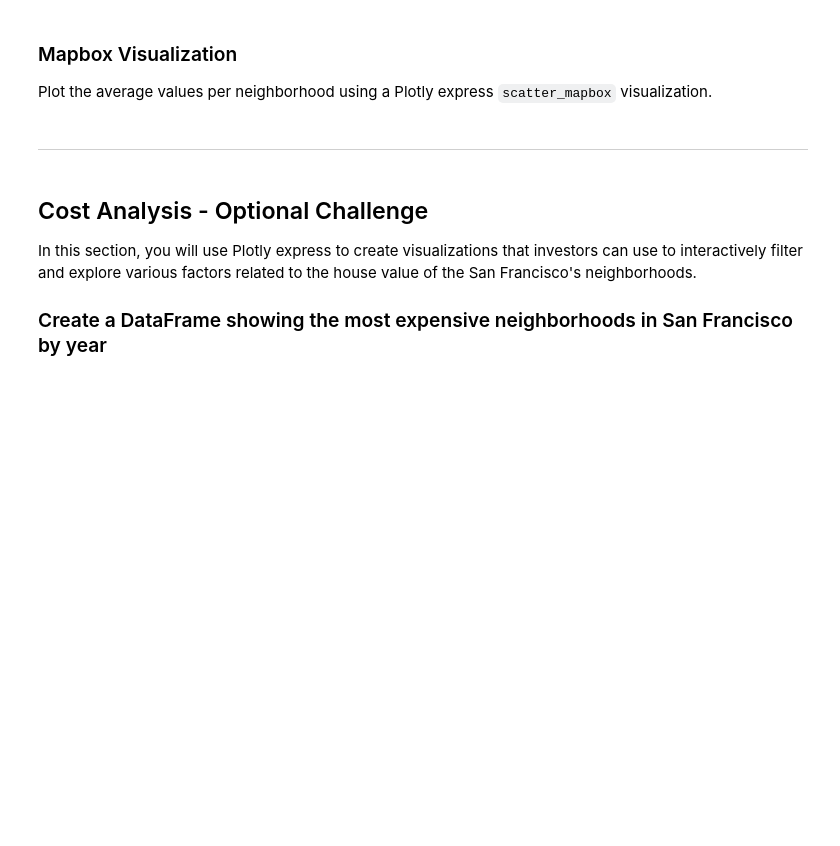
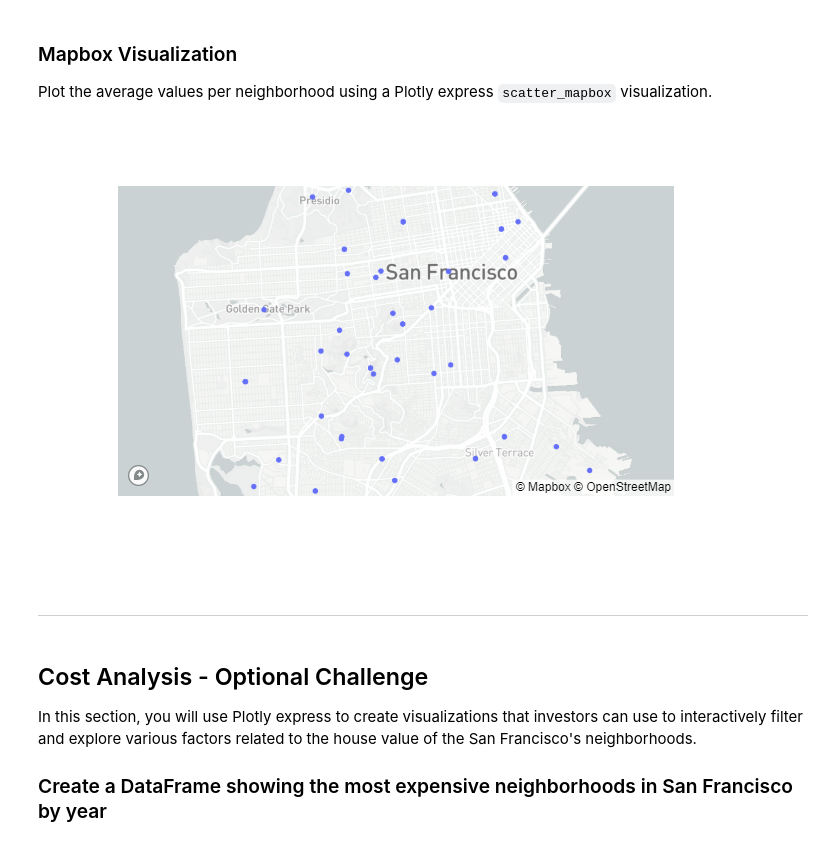
Before and after one commit to PanicAtTheDisco88/PyViz_homework6, a Jupyter notebook: Instructions/Starter_Code/rental_analysis.ipynb, the cells around one changed output. Saved outputs shown, nothing was run; the diff lists cells and outputs as text; code cells hidden in the pictures; blank space fills up the shorter version.

```diff
--- a/Instructions/Starter_Code/rental_analysis.ipynb
+++ b/Instructions/Starter_Code/rental_analysis.ipynb
@@ -259,0 +280,6 @@ In this section, you will read in neighborhoods location data and build an inter
+# %%
+# Load neighborhoods coordinates data
+filepath = Path("./Data/neighborhoods_coordinates.csv")
+sf_neighborhood_locations = pd.read_csv(filepath, index_col = 'Neighborhood')
+sf_neighborhood_locations.index.rename("neighborhood", inplace = True)
+sf_neighborhood_locations.head()
@@ -273,0 +308,13 @@ You will need to join the location data with the mean values per neighborhood.
+# %%
+# Calculate the mean values for each neighborhood using sf_data dataframe
+sf_avg_temporary = sf_data.groupby([sf_data['neighborhood']]).mean()
+#sf_avg_temporary = sf_avg_temporary.sort_values(by='sale_price_sqr_foot', ascending=False)
+
+# Join location dataframe to avg psf/gross rent dataframe
+sf_neighborhood_data_all = pd.concat([sf_avg_temporary, sf_neighborhood_locations], axis="columns", join="inner")
+sf_neighborhood_data_all.reset_index(inplace=True)
+
+# Check to make sure data types in df are compatible with mapbox scatter plot
+dataTypeSeries = sf_neighborhood_data_all.dtypes
+print('Data type of each column of Dataframe :')
+print(dataTypeSeries)
@@ -284,3 +334,24 @@ Plot the average values per neighborhood using a Plotly express `scatter_mapbox`
+# %%
+# Set mapbox access token using Plotly Express set function
+# Read the Mapbox API key
+load_dotenv("C:\\Users\\rhnil\\Desktop\\Columbia_Bootcamp\\mapbox.env")
+map_box_api = os.getenv("mapbox")
+px.set_mapbox_access_token(map_box_api)
+
+map_plot = px.scatter_mapbox(
+    sf_neighborhood_data_all,
+    lat="Lat",
+    lon="Lon",
+    hover_name="neighborhood",
+    hover_data=["sale_price_sqr_foot","gross_rent"],
+    zoom=11,
+)
+
+
+# Display the map
+map_plot.show()
+# %% [output]
+[figure, added]
 # %% [markdown]
 - - -
 # %% [markdown]
```
Also changed, not shown: parts of 34 cells of this notebook, 1 other file.
